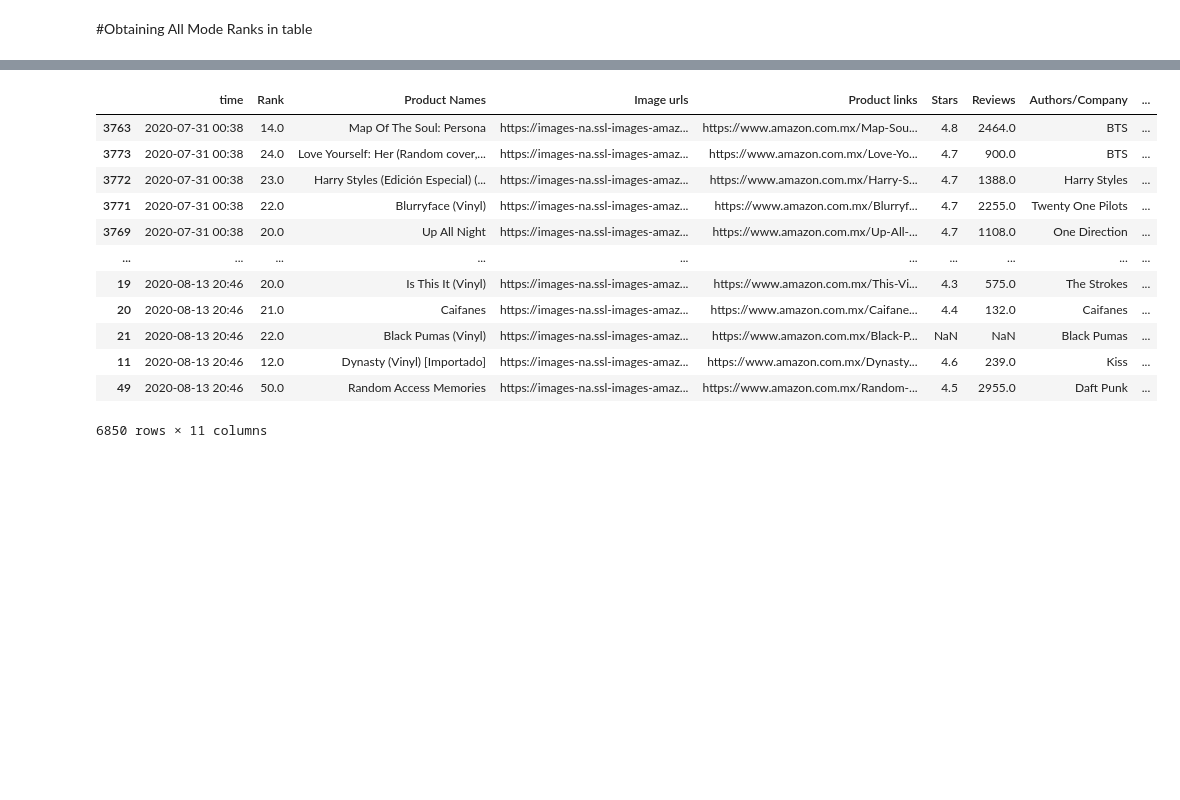
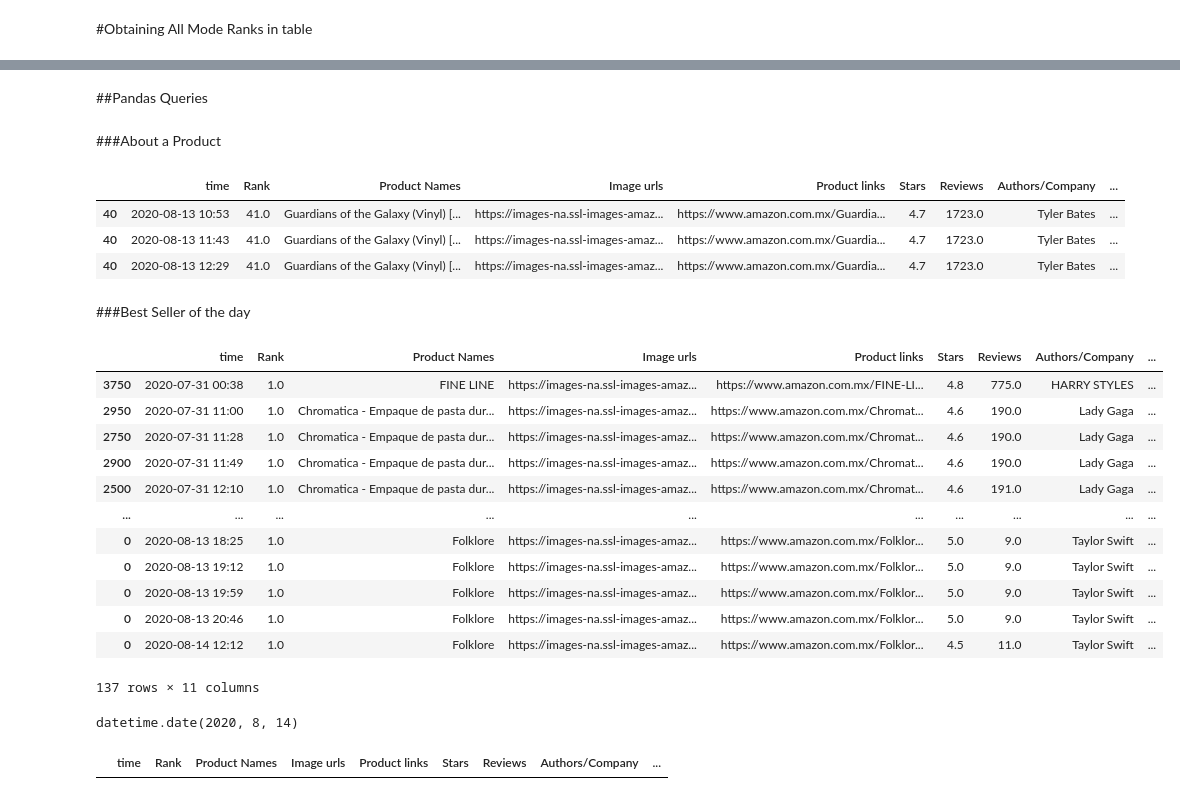
Before and after one commit to Edward-TL/amazon_scraper, a Jupyter notebook: Products_Control.ipynb, the cells around one changed output, grey strips where cells are left out. Saved outputs shown, nothing was run; the diff lists cells and outputs as text; code cells hidden in the pictures; blank space fills up the shorter version.

Commit message:
Bug fixed on Products data extraction. Pandas query designed for category and product. Pending best seller of day, week and month raw python search and pandas query

```diff
--- a/Products_Control.ipynb
+++ b/Products_Control.ipynb
@@ -277,17 +263,4 @@ from
-# %%
-music_db = df
-music_db
-# %% [output]
-|  | time | Rank | Product Names | Image urls | Product links | Stars | Reviews | Authors/Company | ... |
-| 3763 | 2020-07-31 00:38 | 14.0 | Map Of The Soul: Persona | https://images-na.ssl-images-amaz... | https://www.amazon.com.mx/Map-Sou... | 4.8 | 2464.0 | BTS | ... |
-| 3773 | 2020-07-31 00:38 | 24.0 | Love Yourself: Her (Random cover,... | https://images-na.ssl-images-amaz... | https://www.amazon.com.mx/Love-Yo... | 4.7 | 900.0 | BTS | ... |
-| 3772 | 2020-07-31 00:38 | 23.0 | Harry Styles (Edición Especial) (... | https://images-na.ssl-images-amaz... | https://www.amazon.com.mx/Harry-S... | 4.7 | 1388.0 | Harry Styles | ... |
-| 3771 | 2020-07-31 00:38 | 22.0 | Blurryface (Vinyl) | https://images-na.ssl-images-amaz... | https://www.amazon.com.mx/Blurryf... | 4.7 | 2255.0 | Twenty One Pilots | ... |
-| 3769 | 2020-07-31 00:38 | 20.0 | Up All Night | https://images-na.ssl-images-amaz... | https://www.amazon.com.mx/Up-All-... | 4.7 | 1108.0 | One Direction | ... |
-| ... | ... | ... | ... | ... | ... | ... | ... | ... | ... |
-| 19 | 2020-08-13 20:46 | 20.0 | Is This It (Vinyl) | https://images-na.ssl-images-amaz... | https://www.amazon.com.mx/This-Vi... | 4.3 | 575.0 | The Strokes | ... |
-| 20 | 2020-08-13 20:46 | 21.0 | Caifanes | https://images-na.ssl-images-amaz... | https://www.amazon.com.mx/Caifane... | 4.4 | 132.0 | Caifanes | ... |
-| 21 | 2020-08-13 20:46 | 22.0 | Black Pumas (Vinyl) | https://images-na.ssl-images-amaz... | https://www.amazon.com.mx/Black-P... | NaN | NaN | Black Pumas | ... |
-| 11 | 2020-08-13 20:46 | 12.0 | Dynasty (Vinyl) [Importado] | https://images-na.ssl-images-amaz... | https://www.amazon.com.mx/Dynasty... | 4.6 | 239.0 | Kiss | ... |
-| 49 | 2020-08-13 20:46 | 50.0 | Random Access Memories | https://images-na.ssl-images-amaz... | https://www.amazon.com.mx/Random-... | 4.5 | 2955.0 | Daft Punk | ... |
-6850 rows × 11 columns
+# %% [markdown]
+##Pandas Queries
+# %% [markdown]
+###About a Product
@@ -293,0 +271,39 @@ music_db
+# %%
+df[df[Select_query] == product_query]
+# %% [output]
+|  | time | Rank | Product Names | Image urls | Product links | Stars | Reviews | Authors/Company | ... |
+| 40 | 2020-08-13 10:53 | 41.0 | Guardians of the Galaxy (Vinyl) [... | https://images-na.ssl-images-amaz... | https://www.amazon.com.mx/Guardia... | 4.7 | 1723.0 | Tyler Bates | ... |
+| 40 | 2020-08-13 11:43 | 41.0 | Guardians of the Galaxy (Vinyl) [... | https://images-na.ssl-images-amaz... | https://www.amazon.com.mx/Guardia... | 4.7 | 1723.0 | Tyler Bates | ... |
+| 40 | 2020-08-13 12:29 | 41.0 | Guardians of the Galaxy (Vinyl) [... | https://images-na.ssl-images-amaz... | https://www.amazon.com.mx/Guardia... | 4.7 | 1723.0 | Tyler Bates | ... |
+# %% [markdown]
+###Best Seller of the day
+# %%
+rank_1_df = df[df['Rank'] == 1]
+rank_1_df
+# %% [output]
+|  | time | Rank | Product Names | Image urls | Product links | Stars | Reviews | Authors/Company | ... |
+| 3750 | 2020-07-31 00:38 | 1.0 | FINE LINE | https://images-na.ssl-images-amaz... | https://www.amazon.com.mx/FINE-LI... | 4.8 | 775.0 | HARRY STYLES | ... |
+| 2950 | 2020-07-31 11:00 | 1.0 | Chromatica - Empaque de pasta dur... | https://images-na.ssl-images-amaz... | https://www.amazon.com.mx/Chromat... | 4.6 | 190.0 | Lady Gaga | ... |
+| 2750 | 2020-07-31 11:28 | 1.0 | Chromatica - Empaque de pasta dur... | https://images-na.ssl-images-amaz... | https://www.amazon.com.mx/Chromat... | 4.6 | 190.0 | Lady Gaga | ... |
+| 2900 | 2020-07-31 11:49 | 1.0 | Chromatica - Empaque de pasta dur... | https://images-na.ssl-images-amaz... | https://www.amazon.com.mx/Chromat... | 4.6 | 190.0 | Lady Gaga | ... |
+| 2500 | 2020-07-31 12:10 | 1.0 | Chromatica - Empaque de pasta dur... | https://images-na.ssl-images-amaz... | https://www.amazon.com.mx/Chromat... | 4.6 | 191.0 | Lady Gaga | ... |
+| ... | ... | ... | ... | ... | ... | ... | ... | ... | ... |
+| 0 | 2020-08-13 18:25 | 1.0 | Folklore | https://images-na.ssl-images-amaz... | https://www.amazon.com.mx/Folklor... | 5.0 | 9.0 | Taylor Swift | ... |
+| 0 | 2020-08-13 19:12 | 1.0 | Folklore | https://images-na.ssl-images-amaz... | https://www.amazon.com.mx/Folklor... | 5.0 | 9.0 | Taylor Swift | ... |
+| 0 | 2020-08-13 19:59 | 1.0 | Folklore | https://images-na.ssl-images-amaz... | https://www.amazon.com.mx/Folklor... | 5.0 | 9.0 | Taylor Swift | ... |
+| 0 | 2020-08-13 20:46 | 1.0 | Folklore | https://images-na.ssl-images-amaz... | https://www.amazon.com.mx/Folklor... | 5.0 | 9.0 | Taylor Swift | ... |
+| 0 | 2020-08-14 12:12 | 1.0 | Folklore | https://images-na.ssl-images-amaz... | https://www.amazon.com.mx/Folklor... | 4.5 | 11.0 | Taylor Swift | ... |
+137 rows × 11 columns
+# %%
+MX__COL_tz = 'America/Mexico_City'
+timezone_MXCOL = timezone(MX__COL_tz)
+today_datetime = datetime.now(timezone_MXCOL)
+today = today_datetime.date()
+today
+# %% [output]
+datetime.date(2020, 8, 14)
+# %%
+yesterday = today - timedelta(days=1)
+rank_1_df[rank_1_df['time'] == yesterday]
+# %% [output]
+|  | time | Rank | Product Names | Image urls | Product links | Stars | Reviews | Authors/Company | ... |
```
Also changed, not shown: parts of 11 cells of this notebook.
